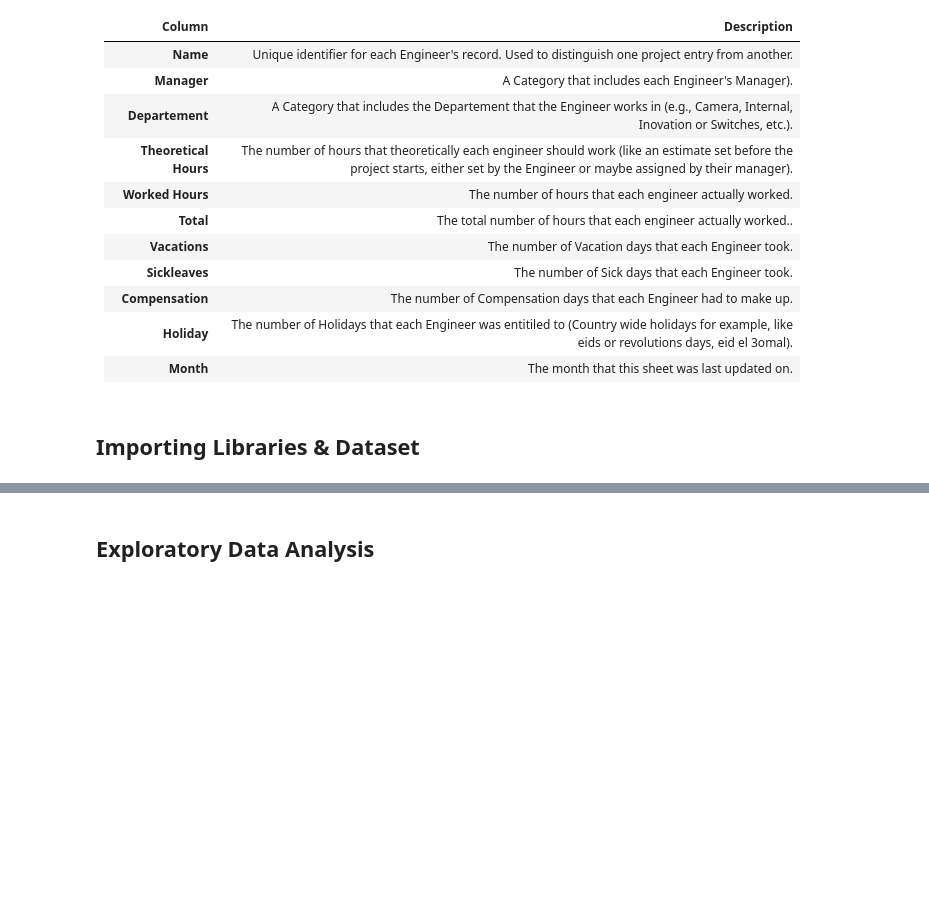
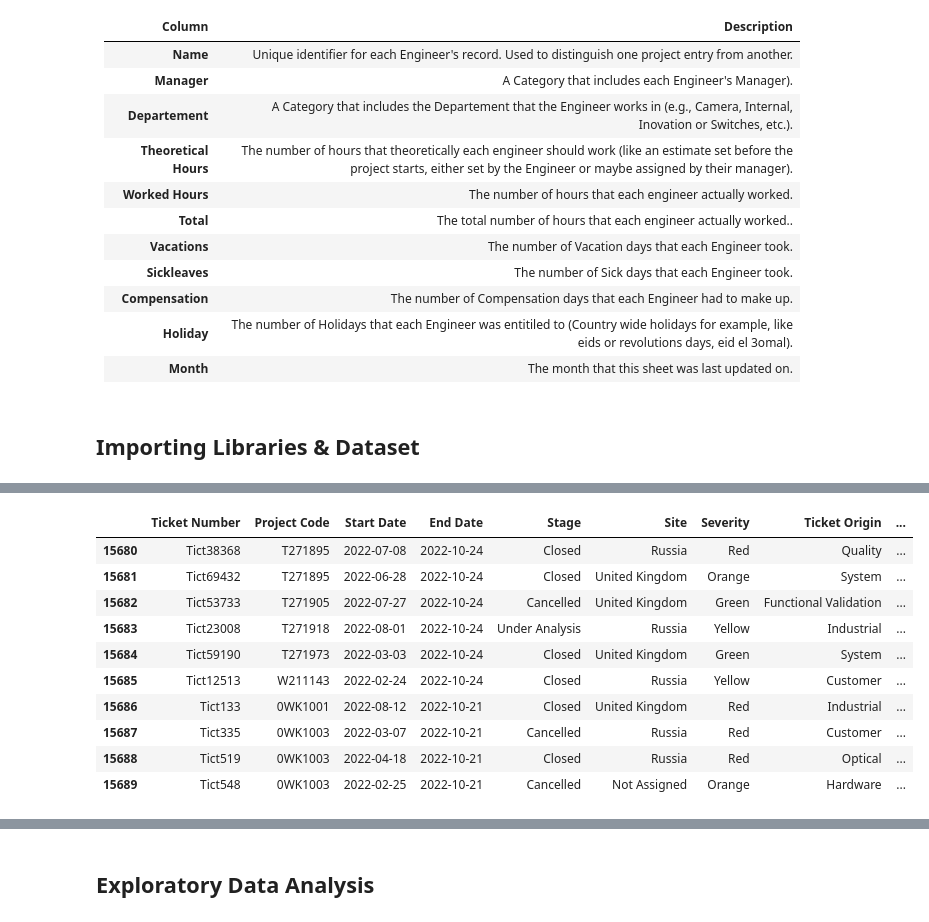
Before and after one commit to nada-2038/Valeo-BI-Business-Case, a Jupyter notebook: valeo-bi-case-study-git-program.ipynb, the cells around one changed output, grey strips where cells are left out. Saved outputs shown, nothing was run; the diff lists cells and outputs as text; code cells hidden in the pictures; blank space fills up the shorter version.

```diff
--- a/valeo-bi-case-study-git-program.ipynb
+++ b/valeo-bi-case-study-git-program.ipynb
@@ -102,0 +131,17 @@ _Apply any data preprocessing and/or feature engineering below. Show/output the
+# %%
+#Accessing each sheet separately and assigning each sheet a name
+Projects_Hours = sheets['Projects Hours']
+Engineering_Tickets = sheets['Engineering Tickets']
+Engineering_Data = sheets['Engineering Data']
+
+print("Projects Hours")
+print("=============================================================================================================================================================")
+display(Projects_Hours.head())
+print("=============================================================================================================================================================")
+print("Engineering Tickets")
+print("=============================================================================================================================================================")
+display(Engineering_Tickets.head())
+print("=============================================================================================================================================================")
+print("Engineering Data")
+print("=============================================================================================================================================================")
+Engineering_Data.head()
@@ -102,0 +390,56 @@ _Apply any data preprocessing and/or feature engineering below. Show/output the
+# %%
+#I noticed from the data Inspection section that there were 438 missing values in common with all the attributes, but they were still assigned a current assignee. This could have happened via a
+#human error where an engineer was in the process of being assigned a ticket and the process was never finished or the system crashed (nn human error).
+#Either way Without a Ticket Number which is the primary key of Engineering Tickets, those records are deemed useless and should be deleted
+
+Engineering_Tickets.dropna(subset=['Ticket Number'], inplace=True)
+
+
+Engineering_Tickets['Site'] = Engineering_Tickets['Site'].fillna('Not Assigned')
+# There is already a 'Not Assigned' value in the Site attribute, so I filled all missing values with it
+
+
+Engineering_Tickets['Current Assignee'] = Engineering_Tickets['Current Assignee'].fillna('Unknown')
+# This replaces all missing values in Current Assignee with 'Unknown' since there is insufficient information for me to determine the assignee's name
+
+
+Engineering_Tickets['Current Assignee'] = (
+    Engineering_Tickets['Current Assignee'].str.lower().str.title()
+)
+#Fixes the format of the Names in Current Assignee by Capitalizing the first letter of the first and laste names
+
+
+
+
+
+
+
+# if 'End Date' in Engineering_Tickets.columns:
+#     Engineering_Tickets = Engineering_Tickets.drop('End Date', axis=1)
+# #I dropped the End Date column since it has only 1 value which was '10/31/2022'. The Column in this specific dataset have no purpose if all the data in it are just one value, but it could be useful
+# #if each ticket had different End date (maybe in the yearly dataset, since this one only included October)
+
+
+
+
+# Engineering_Tickets['Current Assignee'] = (
+#     Engineering_Tickets['Current Assignee']
+#     .str.lower()
+#     .str.replace(r'(?<!\w)el(?=[a-z])', 'El ', regex=True)
+#     .str.replace(r'(?<=\w)el(?=[a-z])', ' El ', regex=True)
+#     .str.replace(r'(?<!\w)abd(?=[a-z])', 'Abd ', regex=True)
+#     .str.replace(r'(?<=\w)abd(?=[a-z])', ' Abd ', regex=True)
+#     .str.replace(r'(?<!\w)abu(?=[a-z])', 'Abu ', regex=True)
+#     .str.replace(r'(?<=\w)abu(?=[a-z])', ' Abu ', regex=True)
+#     .str.replace(r'\babdalla(h)?\b', lambda m: 'Abdalla' + (m.group(1) or ''), regex=True, flags=2)
+#     .str.replace(r'\s+', ' ', regex=True)
+#     .str.strip()
+#     .str.title()
+# )
+#Fixes the format of the Names in Current Assignee by Capitalizing the first letter and seprating El, Abd and Abu from the rest of the Name. The format on my own name --> Nada Abd El Monem
+#(Except for Abdallah and Abdalla)
+
+display(Engineering_Tickets.isnull().sum())
+Engineering_Tickets.iloc[15680:15690]
+##Engineering_Tickets.head()
+# %% [output]
@@ -102,0 +457,11 @@ _Apply any data preprocessing and/or feature engineering below. Show/output the
+|  | Ticket Number | Project Code | Start Date | End Date | Stage | Site | Severity | Ticket Origin | ... |
+| 15680 | Tict38368 | T271895 | 2022-07-08 | 2022-10-24 | Closed | Russia | Red | Quality | ... |
+| 15681 | Tict69432 | T271895 | 2022-06-28 | 2022-10-24 | Closed | United Kingdom | Orange | System | ... |
+| 15682 | Tict53733 | T271905 | 2022-07-27 | 2022-10-24 | Cancelled | United Kingdom | Green | Functional Validation | ... |
+| 15683 | Tict23008 | T271918 | 2022-08-01 | 2022-10-24 | Under Analysis | Russia | Yellow | Industrial | ... |
+| 15684 | Tict59190 | T271973 | 2022-03-03 | 2022-10-24 | Closed | United Kingdom | Green | System | ... |
+| 15685 | Tict12513 | W211143 | 2022-02-24 | 2022-10-24 | Closed | Russia | Yellow | Customer | ... |
+| 15686 | Tict133 | 0WK1001 | 2022-08-12 | 2022-10-21 | Closed | United Kingdom | Red | Industrial | ... |
+| 15687 | Tict335 | 0WK1003 | 2022-03-07 | 2022-10-21 | Cancelled | Russia | Red | Customer | ... |
+| 15688 | Tict519 | 0WK1003 | 2022-04-18 | 2022-10-21 | Closed | Russia | Red | Optical | ... |
+| 15689 | Tict548 | 0WK1003 | 2022-02-25 | 2022-10-21 | Cancelled | Not Assigned | Orange | Hardware | ... |
```
Also changed, not shown: parts of 20 cells of this notebook.
